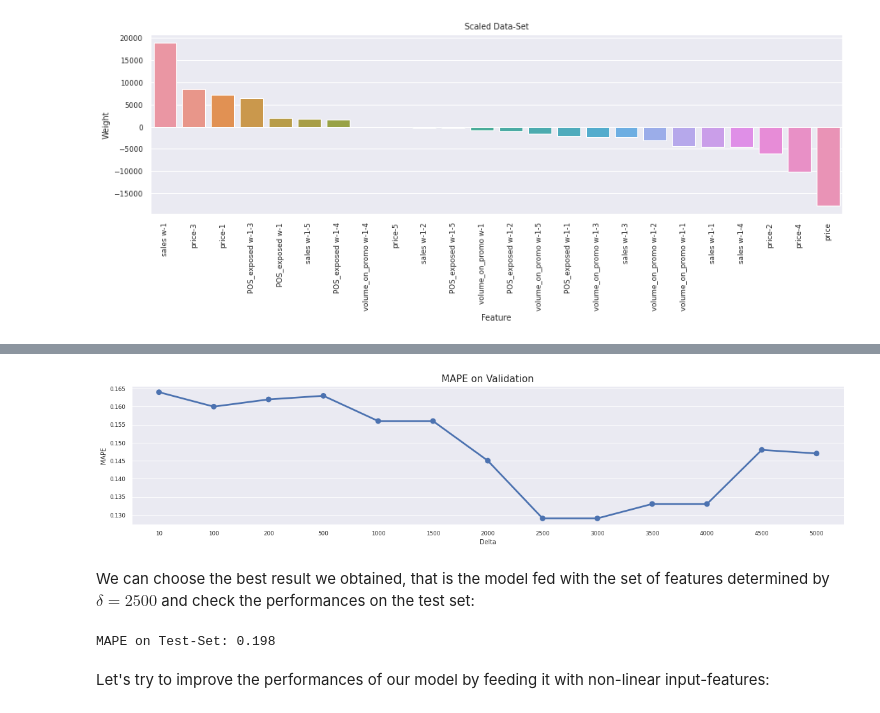
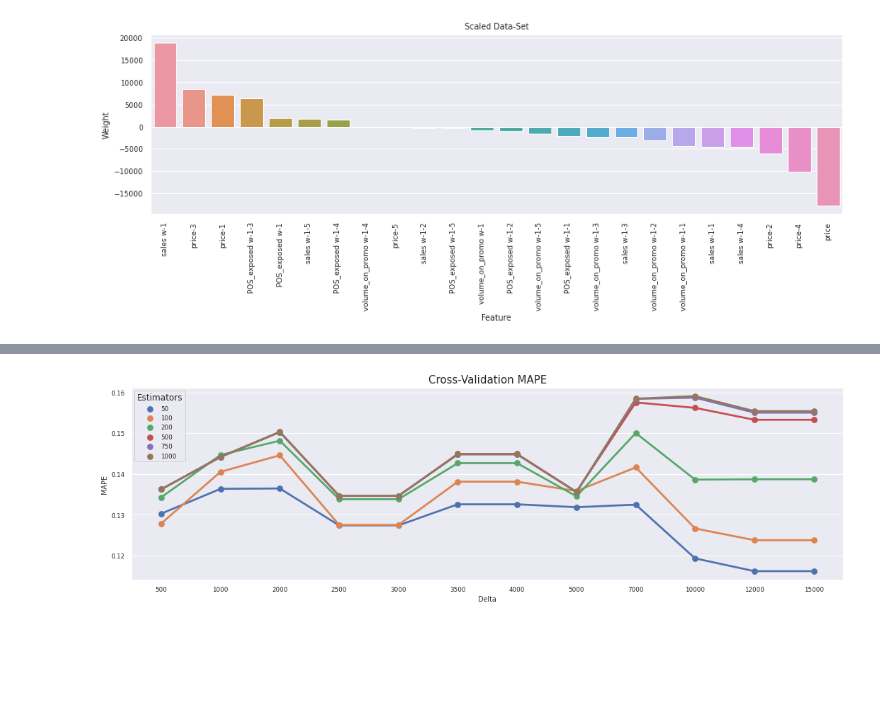
Before and after one commit to dondoC34/Data-Mining-Sales-Forecast, a Jupyter notebook: DMTM_Sales_Forecast.ipynb, the cells around one changed output, grey strips where cells are left out. Drawn from its saved outputs; the diff is of its cells as text; code cells hidden in the pictures; blank space fills up the shorter version.

```diff
--- a/DMTM_Sales_Forecast.ipynb
+++ b/DMTM_Sales_Forecast.ipynb
@@ -403,0 +486,19 @@ Here we have a more clear vision of the contributions of all the features. We ca
+# %%
+deltas = [500, 1000, 2000, 2500, 3000, 3500, 4000, 5000, 7000, 10000, 12000, 15000]
+trees = [50, 100, 200, 500, 750, 1000]
+mape_on_validation = []
+for delta in deltas:
+  for trees_nr in trees:
+    delta_features = lr_coefficients[(lr_coefficients["Coefficient"] > delta) | (lr_coefficients["Coefficient"] < -delta)]["Variable"]
+    forest = RandomForestRegressor(n_estimators=trees_nr, random_state=1234, min_samples_split=2)
+    cv_mape, predictions = walk_forward_x_validation(estimator=forest,
+                                        start_date="2019", # cross-validate starting from 2019
+                                        data=sales_data_144,
+                                        features=delta_features,
+                                        target_feature="target")
+    mape_on_validation.append([delta, trees_nr, cv_mape])
+
+delta_performance = pd.DataFrame(mape_on_validation, columns=["Delta", "Number of Trees", "MAPE"]).sort_values(by=['MAPE'], ascending=True)
+plt.figure(figsize=(18, 7))
+plt.title("W.F. Cross-Validation MAPE: Random Forests", fontdict={"fontsize":15})
+sns.pointplot(x="Delta", y="MAPE", data= delta_performance, hue="Number of Trees");
@@ -404,31 +515,21 @@ Here we have a more clear vision of the contributions of all the features. We ca
 # %%
-deltas = [10, 100, 200, 500, 1000, 1500, 2000, 2500, 3000, 3500, 4000, 4500, 5000]
+deltas = [500, 1000, 2000, 2500, 3000, 3500, 4000, 5000, 7000, 10000, 12000, 15000]
+num_of_trees = [50, 100, 200, 500, 750, 1000]
 mape_on_validation = []
 for delta in deltas:
-  delta_features = lr_coefficients[(lr_coefficients["Coefficient"] > delta) | (lr_coefficients["Coefficient"] < -delta)]["Variable"]
-  lasso_model = Lasso(alpha=0.01)
-  lasso_model.fit(X=sales_data_144[delta_features][0:77], y=sales_data_144["target"][0:77])
-  predictions = lasso_model.predict(sales_data_144[delta_features][77:102])
-  mape = MAPE(sales_data_144["target"][77:102], predictions)
-  mape_on_validation.append([delta, mape])
+  for trees in num_of_trees:
+    delta_features = lr_coefficients[(lr_coefficients["Coefficient"] > delta) | (lr_coefficients["Coefficient"] < -delta)]["Variable"]
+    boost = GradientBoostingRegressor(n_estimators=trees, random_state=1234, alpha=0.1)
+    cv_mape, predictions = walk_forward_x_validation(estimator=boost,
+                                        start_date="2019", # cross-validate starting from 2019
+                                        data=sales_data_144,
+                                        features=delta_features,
+                                        target_feature="target")
+    mape_on_validation.append([delta, trees, cv_mape])
 
-delta_performance = pd.DataFrame(mape_on_validation, columns=["Delta", "MAPE"]).sort_values(by=['MAPE'], ascending=True)
-plt.figure(figsize=(20, 4))
-plt.title("MAPE on Validation", fontdict={"fontsize":15})
-sns.pointplot(x="Delta", y="MAPE", data= delta_performance);
+delta_performance = pd.DataFrame(mape_on_validation, columns=["Delta", "Estimators", "MAPE"]).sort_values(by=['MAPE'], ascending=True)
+plt.figure(figsize=(18, 5))
+plt.title("Cross-Validation MAPE", fontdict={"fontsize":15})
+sns.pointplot(x="Delta", y="MAPE", data= delta_performance, hue="Estimators");
 # %% [output]
-[figure, old version]
+[figure, new version]
-# %% [markdown]
-We can choose the best result we obtained, that is the model fed with the set of features determined by $\delta=2500$ and check the performances on the test set:
-# %%
-best_delta = 2500
-delta_features = lr_coefficients[(lr_coefficients["Coefficient"] > best_delta) | (lr_coefficients["Coefficient"] < -best_delta)]["Variable"]
-lasso_model = Lasso(alpha=0.01, random_state=12345)
-lasso_model.fit(X=sales_data_144[delta_features][0:102], y=sales_data_144["target"][0:102])
-predictions_degree_1 = lasso_model.predict(sales_data_144[delta_features][102:127])
-mape = MAPE(sales_data_144["target"][102:127], predictions_degree_1)
-print("MAPE on Test-Set:", mape)
-# %% [output]
-MAPE on Test-Set: 0.198
-# %% [markdown]
-Let's try to improve the performances of our model by feeding it with non-linear input-features:
```
Also changed, not shown: parts of 48 cells of this notebook.
